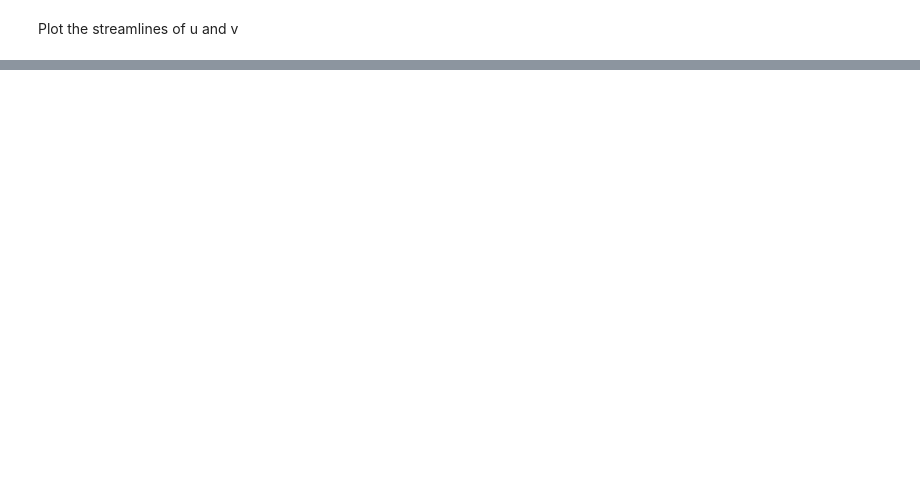
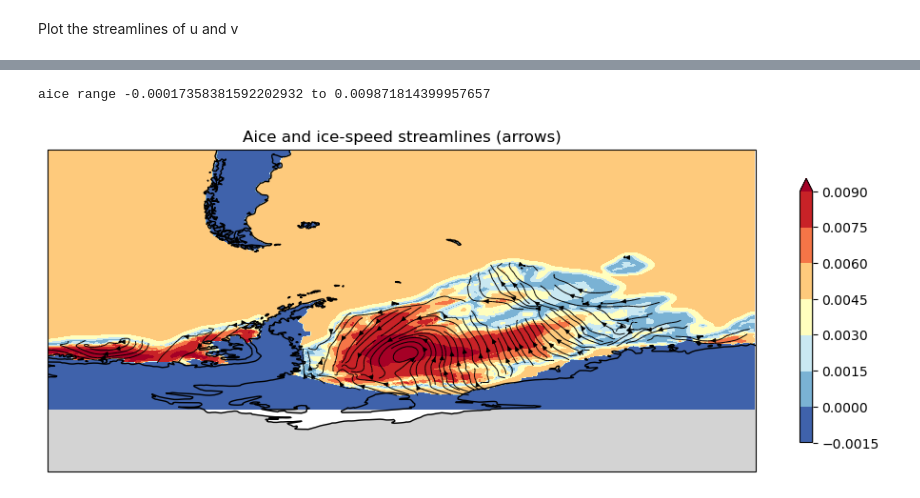
Before and after one commit to trondkr/model2roms, a Jupyter notebook: M2R_plot_streamlines.ipynb, the cells around one changed output, grey strips where cells are left out. Drawn from its saved outputs; the diff is of its cells as text; code cells hidden in the pictures; blank space fills up the shorter version.

```diff
--- a/M2R_plot_streamlines.ipynb
+++ b/M2R_plot_streamlines.ipynb
@@ -151,0 +222,33 @@ sp = ax.streamplot(curvilinear_ds["lon"].values,
+# %%
+fig = plt.figure(figsize=(12, 12))
+crs_latlon = ccrs.PlateCarree()
+ax = fig.add_subplot(1, 1, 1, projection=crs_latlon)
+ax.set_extent([-100, 10. , -90, -40], crs=crs_latlon)
+ax.coastlines('50m')
+
+aice=ds["aice"].values #np.where(ds["aice"].values < 0.01, np.nan, ds["aice"].values)
+print("aice range {} to {}".format(np.nanmin(aice), np.nanmax(aice)))
+
+cf = ax.contourf(curvilinear_ds["lon"].values,
+                     curvilinear_ds["lat"].values,
+                     aice[0:-1,0:-1],
+                #     levels=np.arange(0.0001,2.0, 0.1),
+                     cmap='RdYlBu_r',
+                     extend='max',
+                   #  vmin=0.0001,vmax=2.0,
+                     transform=ccrs.PlateCarree())
+plt.colorbar(cf,ax=ax, shrink=0.3)
+ax.add_feature(cpf.LAND, color="lightgrey")
+plt.title("Aice and ice-speed streamlines (arrows)")
+sp = ax.streamplot(curvilinear_ds["lon"].values,
+                   curvilinear_ds["lat"].values,
+                   curvilinear_ds["uice"].values,
+                   curvilinear_ds["vice"].values,
+                   linewidth=0.7    ,
+                   arrowsize = 0.7,
+                   density=4,
+                   color='k',
+                   transform=ccrs.PlateCarree())
+# %% [output]
+aice range -0.00017358381592202932 to 0.009871814399957657
+[figure, added]
```
Also changed, not shown: parts of 11 cells of this notebook, 4 other files.
